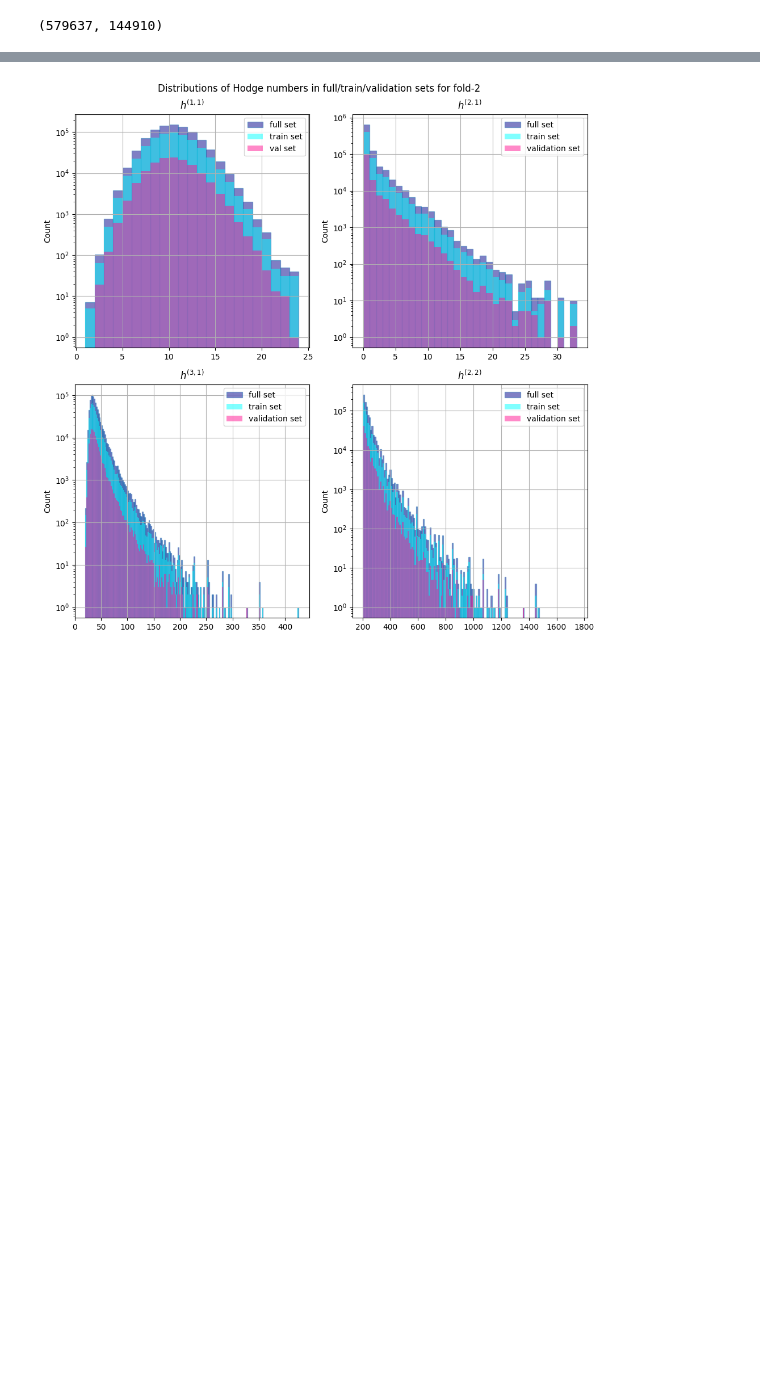
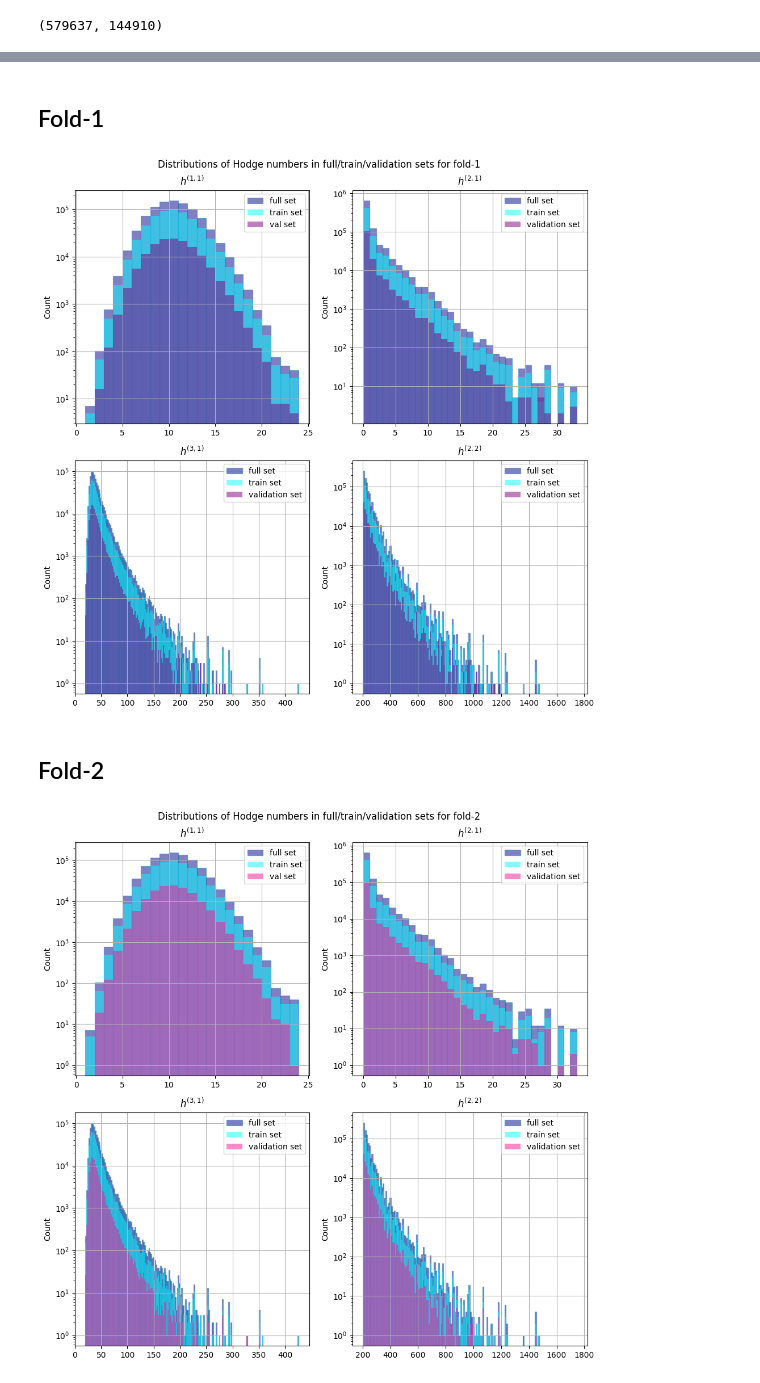
Before and after one commit to lorrespz/CICY4-Deep-learning-hybrid-recurrent-NNs-main, a Jupyter notebook: cicy4-data-processing-for-5fold-CV.ipynb, the cells around one changed output, grey strips where cells are left out. Saved outputs shown, nothing was run; the diff lists cells and outputs as text; code cells hidden in the pictures; blank space fills up the shorter version.

```diff
--- a/cicy4-data-processing-for-5fold-CV.ipynb
+++ b/cicy4-data-processing-for-5fold-CV.ipynb
@@ -129 +177,54 @@ hodge_f2_v = np.load('/kaggle/working/fold_2_yval.npy')
+# %% [markdown]
+## Fold-1
+# %%
+hodge_f1_t = np.load('/kaggle/working/fold_1_ytrain.npy')
+hodge_f1_v = np.load('/kaggle/working/fold_1_yval.npy')
+
+style = {'facecolor': 'darkblue', 'edgecolor': 'C0', 'linewidth': 0.9}
+style2 = {'facecolor': 'purple'}
+style1 = {'facecolor': 'cyan'}
+fig, ax = plt.subplots(2,2, figsize = (10,10), tight_layout = True)
+
+ax[0,0].hist(hodge[:,0], bins=range(h11min, h11max+1), alpha=0.5, label = 'full set', **style)
+ax[0,0].hist(hodge_f1_t[:,0], bins=range(h11min, h11max+1), alpha=0.5, label = 'train set', **style1)
+ax[0,0].hist(hodge_f1_v [:,0], bins=range(h11min, h11max+1), alpha=0.5, label = 'val set', **style2)
+ax[0,0].set_title('$h^{(1,1)}$')
+ax[0,0].set_ylabel('Count')
+ax[0,0].legend()
+ax[0,0].grid()
+ax[0,0].set_yscale('log')
+
+ax[0,1].hist(hodge[:,1], bins=range(h21min, h21max+1), alpha=0.5, label = 'full set', **style)
+ax[0,1].hist(hodge_f1_t[:,1], bins=range(h21min, h21max+1), alpha=0.5, label='train set',**style1)
+ax[0,1].hist(hodge_f1_v[:,1], bins=range(h21min, h21max+1), alpha=0.5, label='validation set',**style2)
+ax[0,1].set_title('$h^{(2,1)}$')
+ax[0,1].set_ylabel('Count')
+ax[0,1].legend()
+ax[0,1].grid()
+ax[0,1].set_yscale('log')
+
+ax[1,0].hist(hodge[:,2], bins=range(h31min, h31max+1, 2), alpha=0.5, label='full set', **style)
+ax[1,0].hist(hodge_f1_t[:,2], bins=range(h31min, h31max+1, 2), alpha=0.5, label='train set',**style1)
+ax[1,0].hist(hodge_f1_v[:,2], bins=range(h31min, h31max+1, 2), alpha=0.5, label='validation set',**style2)
+ax[1,0].set_title('$h^{(3,1)}$')
+ax[1,0].set_ylabel('Count')
+ax[1,0].legend()
+ax[1,0].grid()
+ax[1,0].set_yscale('log')
+
+ax[1,1].hist(hodge[:,3], bins=range(h22min, h22max+1,10), alpha=0.5, label = 'full set', **style)
+ax[1,1].hist(hodge_f1_t[:,3], bins=range(h22min, h22max+1,10), alpha=0.5, label = 'train set',**style1)
+ax[1,1].hist(hodge_f1_v[:,3], bins=range(h22min, h22max+1,10), alpha=0.5, label = 'validation set', **style2)
+ax[1,1].set_title('$h^{(2,2)}$')
+ax[1,1].set_ylabel('Count')
+ax[1,1].legend()
+ax[1,1].grid()
+ax[1,1].set_yscale('log')
+
+plt.suptitle('Distributions of Hodge numbers in full/train/validation sets for fold-1')
+plt.savefig('Hodge_numbers_distributions_fold1')
+# %% [output]
+[figure, added]
+# %% [markdown]
+## Fold-2
 # %%
```
Also changed, not shown: parts of 10 cells of this notebook.
